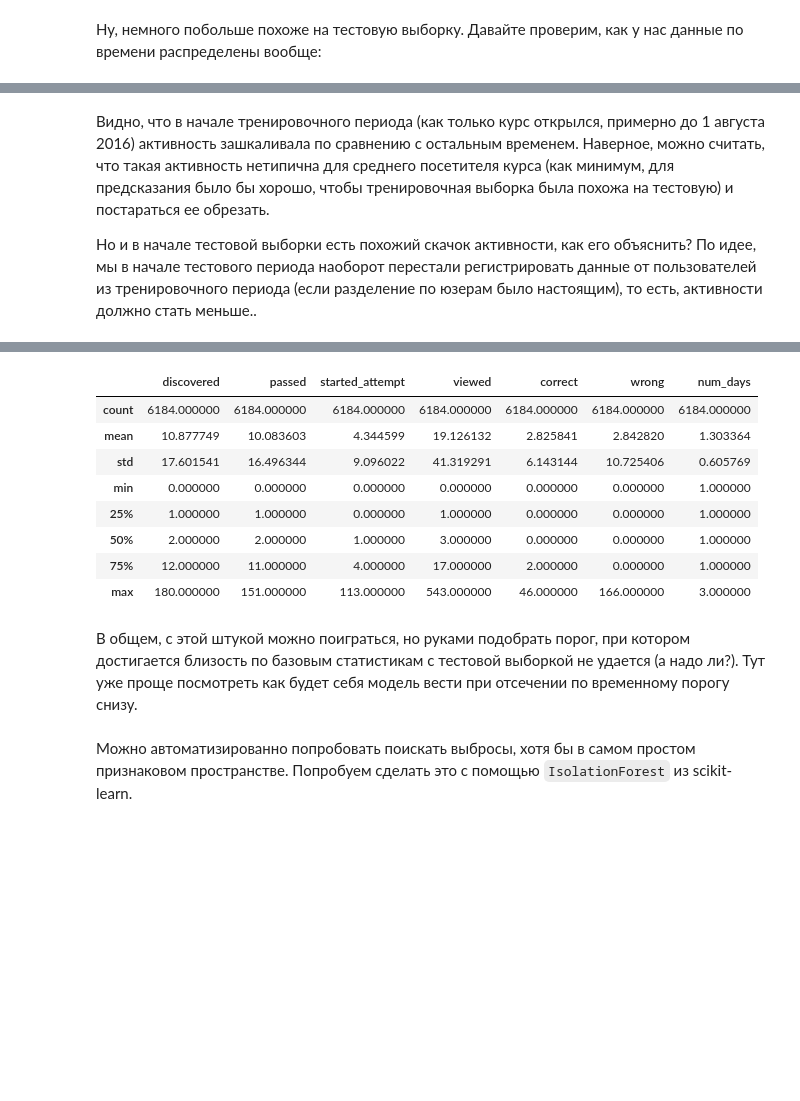
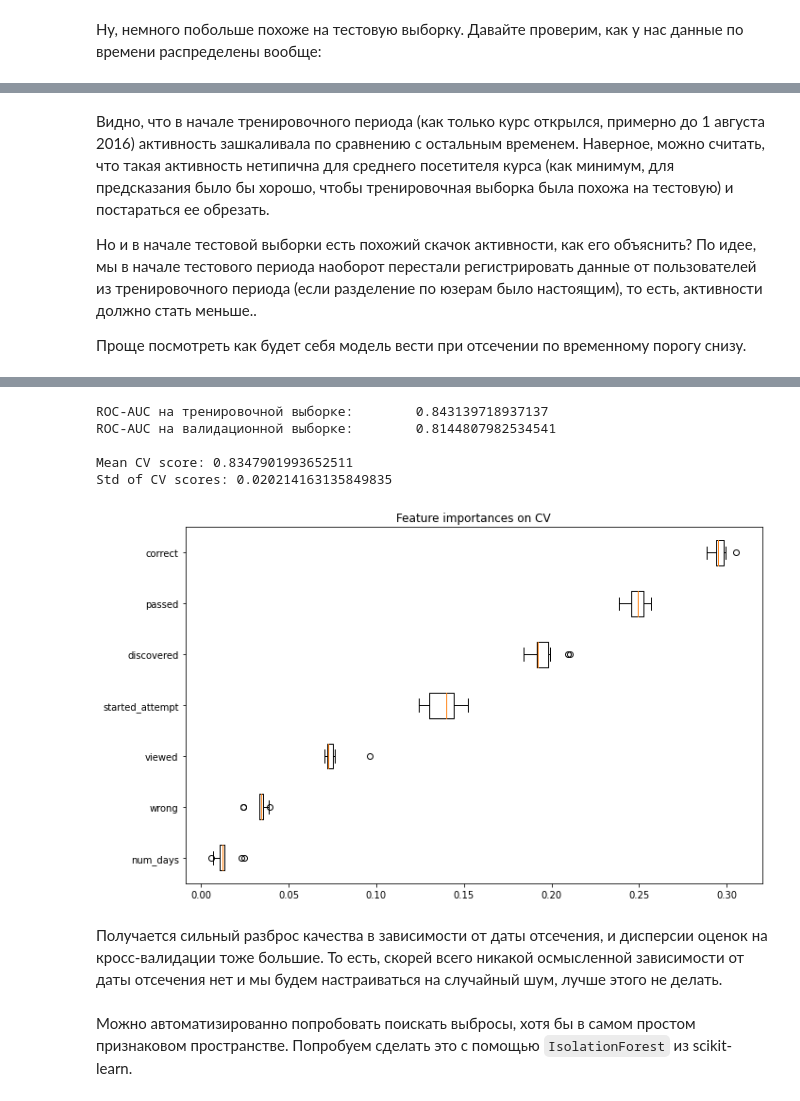
Before and after one commit to yupopov/stepik_ml_contest, a Jupyter notebook: eda_and_anomalies.ipynb, the cells around one changed output, grey strips where cells are left out. Cells and saved outputs as stored; diff of their text form; code cells hidden in the pictures; blank space fills up the shorter version.

````diff
--- a/eda_and_anomalies.ipynb
+++ b/eda_and_anomalies.ipynb
@@ -207,2 +87,5 @@ True
 # %% [markdown]
 Создадим таблицу с базовыми признаками для каждого пользователя, посчитав общее количество всех действий для него:
+# %%
+targets = get_target(all_actions)
+targets.value_counts()
@@ -209,6 +97,6 @@ True
 # %%
-train_df = get_base_features(all_actions_2d, target=get_target(all_actions))
-train_df_all = get_base_features(all_actions, target=get_target(all_actions))
+train_df = get_base_features(all_actions_2d, target=targets)
+train_df_all = get_base_features(all_actions, target=targets)
 test_df = get_base_features(all_actions_test)
 
 train_df.head()
@@ -1464,8 +1193,28 @@ plt.legend(all_actions.action.unique().tolist() + ['end of train period', 'end o
 Видно, что в начале тренировочного периода (как только курс открылся, примерно до 1 августа 2016) активность зашкаливала по сравнению с остальным временем. Наверное, можно считать, что такая активность нетипична для среднего посетителя курса (как минимум, для предсказания было бы хорошо, чтобы тренировочная выборка была похожа на тестовую) и постараться ее обрезать.
 
 Но и в начале тестовой выборки есть похожий скачок активности, как его объяснить? По идее, мы в начале тестового периода наоборот перестали регистрировать данные от пользователей из тренировочного периода (если разделение по юзерам было настоящим), то есть, активности должно стать меньше..
+
+Проще посмотреть как будет себя модель вести при отсечении по временному порогу снизу.
 # %%
+from sklearn.ensemble import RandomForestClassifier
+
 min_timestamps = get_min_timestamps(all_actions, as_datetime=True).min_timestamp
 early_users = train_df[min_timestamps < '2015-08-01'].index.unique()
-train_df[~train_df.index.isin(np.union1d(outlier_users, early_users))].iloc[:, :-1].describe()
+train_df.drop(index=np.union1d(outlier_users, early_users)).iloc[:, :-1].describe()
+
+rf = RandomForestClassifier(
+    n_estimators=100,
+    max_depth=4,
+    min_samples_leaf=30,
+    min_samples_split=70,
+    class_weight='balanced',
+    n_jobs=-1
+)
+
+early_users = train_df[min_timestamps < '2015-08-01'].index.unique()
+test_model(rf,
+    train_df.iloc[:, :-1].drop(index=early_users),
+    targets.drop(index=early_users),
+    cv=10, figsize=(10, 6)
+    )
 # %% [output]
@@ -1481,17 +1221,11 @@ train_df[~train_df.index.isin(np.union1d(outlier_users, early_users))].iloc[:, :
+ROC-AUC на тренировочной выборке:        0.843139718937137
+ROC-AUC на валидационной выборке:        0.8144807982534541
+
+Mean CV score: 0.8347901993652511
+Std of CV scores: 0.020214163135849835
+[figure, added]
-# %%
-test_df.describe()
-# %% [output]
-|  | discovered | passed | started_attempt | viewed | correct | wrong | num_days |
-| count | 6184.000000 | 6184.000000 | 6184.000000 | 6184.000000 | 6184.000000 | 6184.000000 | 6184.000000 |
-| mean | 10.877749 | 10.083603 | 4.344599 | 19.126132 | 2.825841 | 2.842820 | 1.303364 |
-| std | 17.601541 | 16.496344 | 9.096022 | 41.319291 | 6.143144 | 10.725406 | 0.605769 |
-| min | 0.000000 | 0.000000 | 0.000000 | 0.000000 | 0.000000 | 0.000000 | 1.000000 |
-| 25% | 1.000000 | 1.000000 | 0.000000 | 1.000000 | 0.000000 | 0.000000 | 1.000000 |
-| 50% | 2.000000 | 2.000000 | 1.000000 | 3.000000 | 0.000000 | 0.000000 | 1.000000 |
-| 75% | 12.000000 | 11.000000 | 4.000000 | 17.000000 | 2.000000 | 0.000000 | 1.000000 |
-| max | 180.000000 | 151.000000 | 113.000000 | 543.000000 | 46.000000 | 166.000000 | 3.000000 |
-# %% [markdown]
-В общем, с этой штукой можно поиграться, но руками подобрать порог, при котором достигается близость по базовым статистикам с тестовой выборкой не удается (а надо ли?). Тут уже проще посмотреть как будет себя модель вести при отсечении по временному порогу снизу.
+# %% [markdown]
+Получается сильный разброс качества в зависимости от даты отсечения, и дисперсии оценок на кросс-валидации тоже большие. То есть, скорей всего никакой осмысленной зависимости от даты отсечения нет и мы будем настраиваться на случайный шум, лучше этого не делать.
 # %% [markdown]
 Можно автоматизированно попробовать поискать выбросы, хотя бы в самом простом признаковом пространстве. Попробуем сделать это с помощью ```IsolationForest``` из scikit-learn.
 # %%
````
Also changed, not shown: parts of 96 cells of this notebook.
